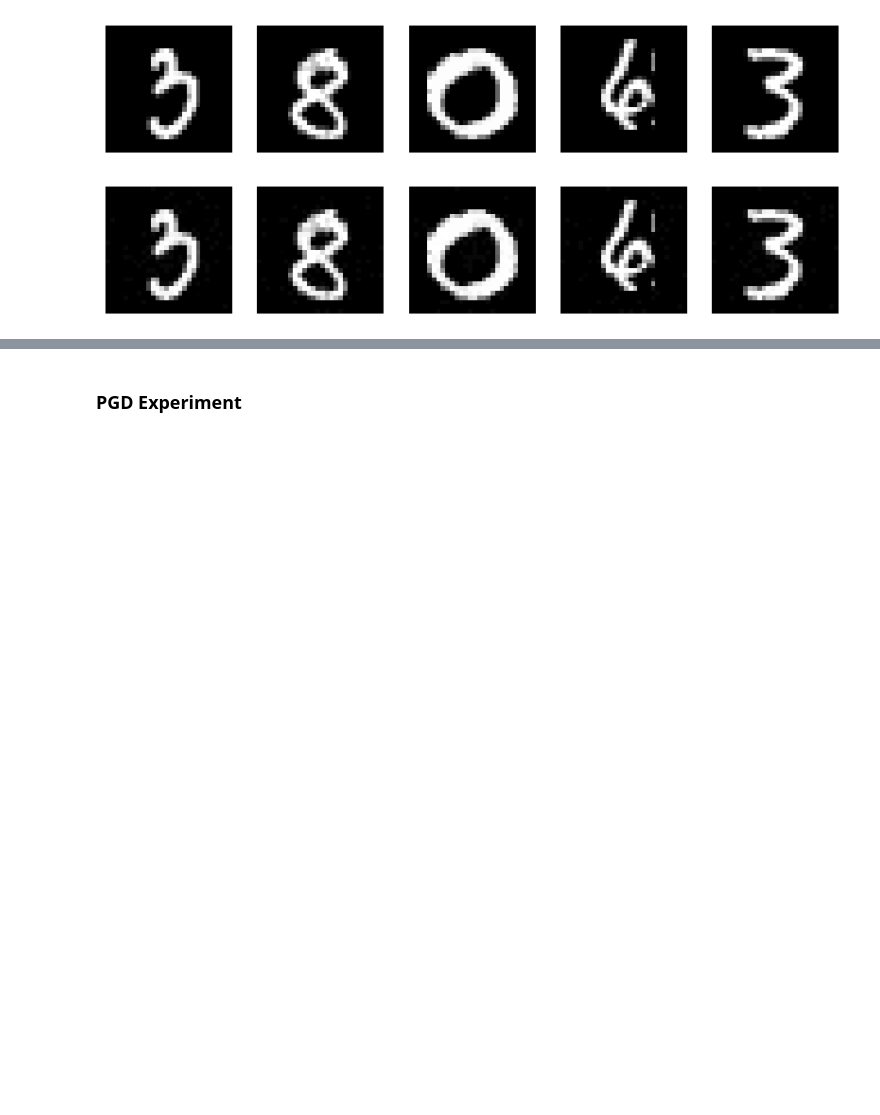
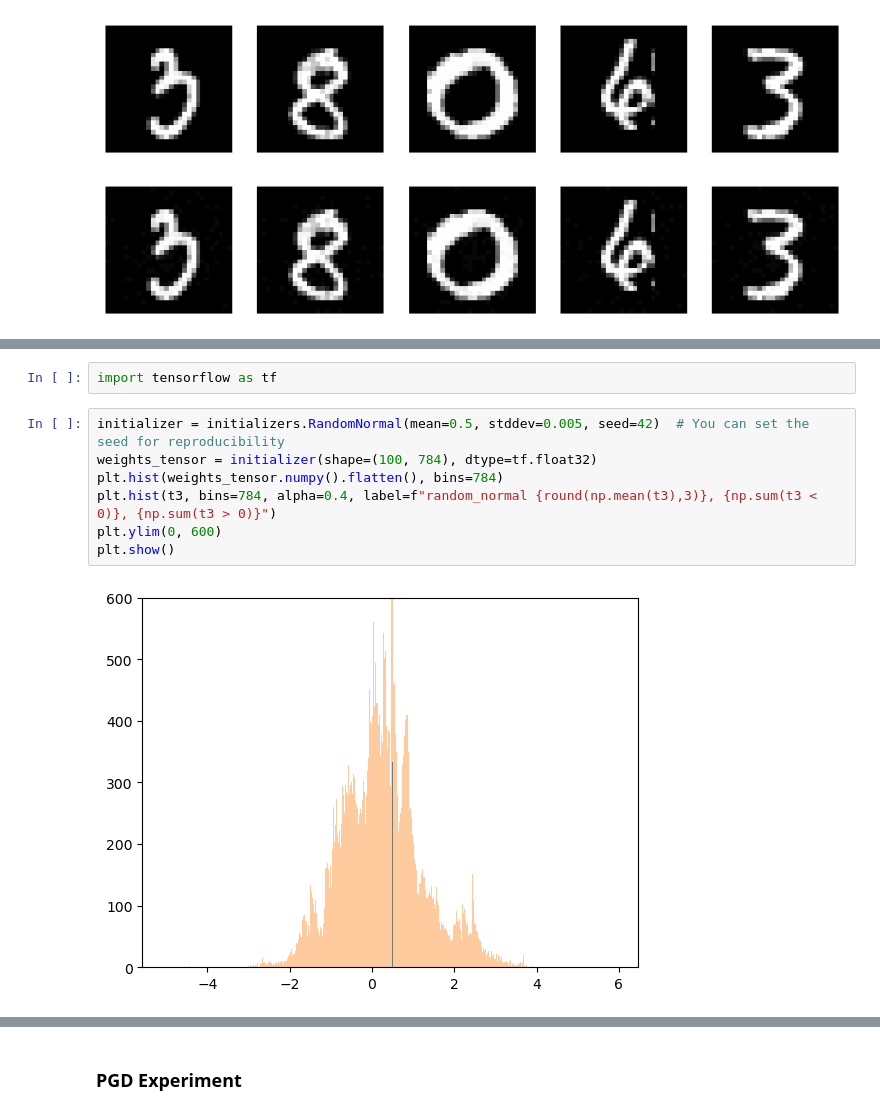
Before and after one commit to deryk96/TropicalNN, a Jupyter notebook: TropicalTest.ipynb, the cells around one changed output, grey strips where cells are left out. Drawn from its saved outputs; the diff is of its cells as text; blank space fills up the shorter version.

```diff
--- a/TropicalTest.ipynb
+++ b/TropicalTest.ipynb
@@ -160,0 +204,11 @@ plt.show()
+# %%
+import tensorflow as tf
+# %%
+initializer = initializers.RandomNormal(mean=0.5, stddev=0.005, seed=42)  # You can set the seed for reproducibility
+weights_tensor = initializer(shape=(100, 784), dtype=tf.float32)
+plt.hist(weights_tensor.numpy().flatten(), bins=784)
+plt.hist(t3, bins=784, alpha=0.4, label=f"random_normal {round(np.mean(t3),3)}, {np.sum(t3 < 0)}, {np.sum(t3 > 0)}")
+plt.ylim(0, 600)
+plt.show()
+# %% [output]
+[figure, added]
```
Also changed, not shown: parts of 7 cells of this notebook, 8 other files.
